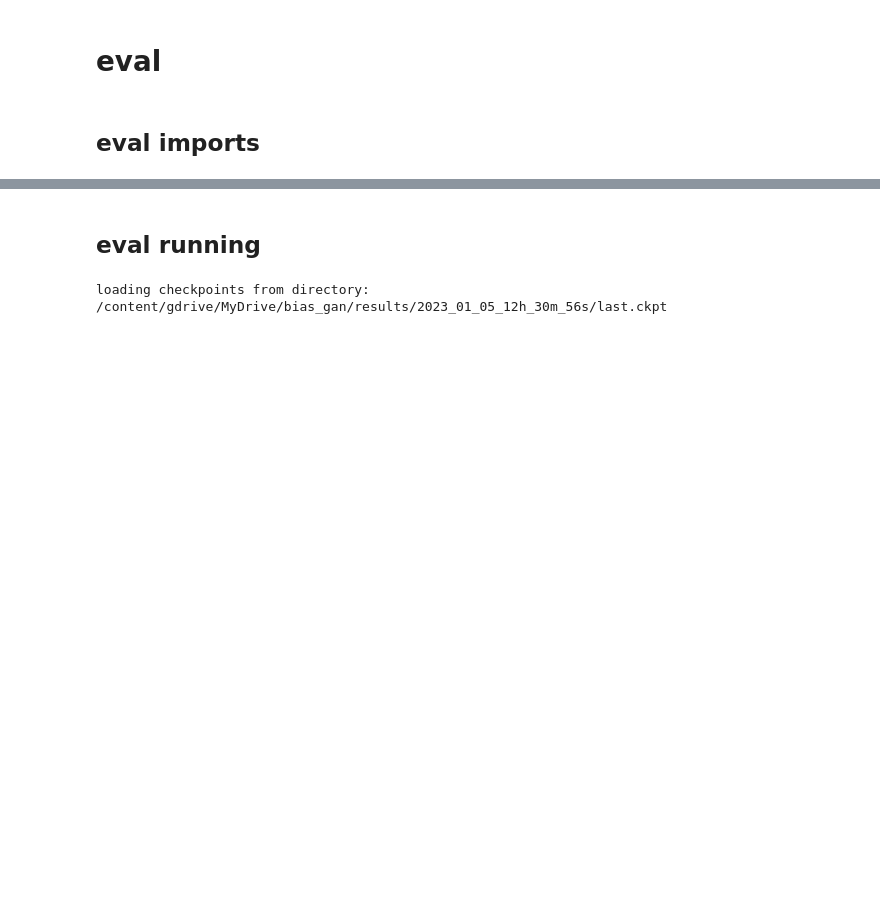
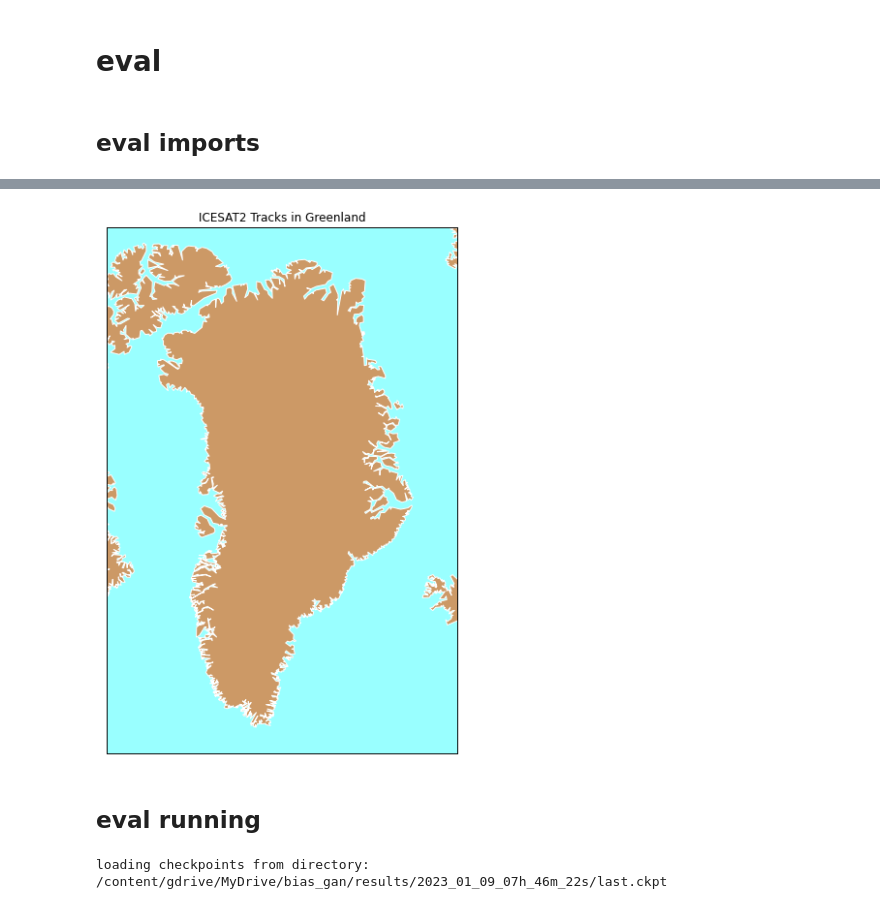
Before and after one commit to aim56009/Bias_GAN, a Jupyter notebook: data/run_notebook.ipynb, the cells around one changed output, grey strips where cells are left out. Drawn from its saved outputs; the diff is of its cells as text; code cells hidden in the pictures; blank space fills up the shorter version.

```diff
--- a/data/run_notebook.ipynb
+++ b/data/run_notebook.ipynb
@@ -827,12 +961,32 @@ The autoreload extension is already loaded. To reload it, use:
+# %%
+epsg = 6060; width = 2000.e3; height = 3000.e3 #epsg 3413. 6062
+plt.figure(figsize=(20,10))
+m=Basemap(epsg=epsg,resolution='l',width=width,height=height) #lat_ts=(90.+35.)/2.
+m.drawcoastlines(color='white')
+m.drawmapboundary(fill_color='#99ffff')
+m.fillcontinents(color='#cc9966',lake_color='#99ffff')
+
+plt.title('ICESAT2 Tracks in Greenland')
+
+
+for coord in [[0,100],[-100,100]]:
+    lat = coord[0]
+    lon = coord[1]
+    x, y = m(lon,lat)
+    m.scatter(x,y,color='red',s=100,zorder=10)
+
+plt.show()
+# %% [output]
+[figure, added]
 # %% [markdown]
 ## eval running
 # %%
-checkpoint_path = "/content/gdrive/MyDrive/bias_gan/results/2023_01_05_12h_30m_56s/last.ckpt"
-config_path = "/content/gdrive/MyDrive/bias_gan/results/2023_01_05_12h_30m_56s/config_model_version.json"
+checkpoint_path = "/content/gdrive/MyDrive/bias_gan/results/2023_01_09_07h_46m_22s/last.ckpt"
+config_path = "/content/gdrive/MyDrive/bias_gan/results/2023_01_09_07h_46m_22s/config_model.json"
 
 data = EvaluateCheckpoints(checkpoint_path=checkpoint_path, config_path=config_path, save_model=False)
 # %% [output]
-loading checkpoints from directory: /content/gdrive/MyDrive/bias_gan/results/2023_01_05_12h_30m_56s/last.ckpt
+loading checkpoints from directory: /content/gdrive/MyDrive/bias_gan/results/2023_01_09_07h_46m_22s/last.ckpt
 # %%
 data.run()
 # %% [output]
```
Also changed, not shown: parts of 15 cells of this notebook.
